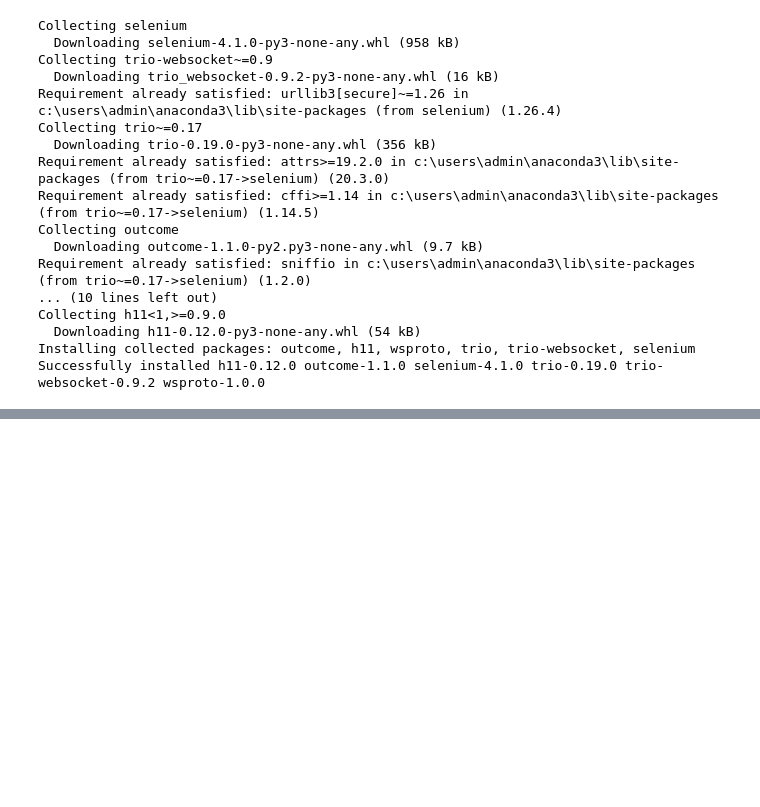
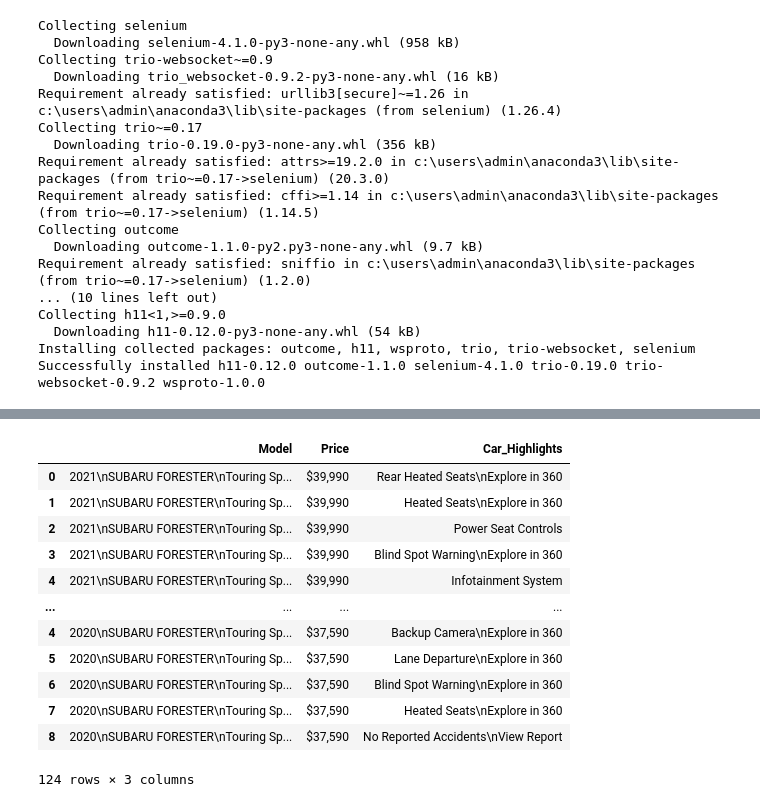
Before and after one commit to sindhujahariharan/Web-scraping-and-NLP-, a Jupyter notebook: WebScraping-Car.ipynb, the cells around one changed output, grey strips where cells are left out. Saved outputs shown, nothing was run; the diff lists cells and outputs as text; code cells hidden in the pictures; blank space fills up the shorter version.

Commit message:
Completed version 1
Fields worked upon:
1) Model-trim-make
2) Price
3) HIghlights

```diff
--- a/WebScraping-Car.ipynb
+++ b/WebScraping-Car.ipynb
@@ -12,6 +25,7 @@ def init_web_driver():
     options = webdriver.ChromeOptions()
     options.add_argument("--disable-notifications");
     options.add_argument("start-maximized")
+    options.add_argument('--no-sandbox')
     options.add_experimental_option("excludeSwitches", ["enable-automation"])
     options.add_experimental_option('useAutomationExtension', False)
     driver=webdriver.Chrome(r"C:/Users/admin/OneDrive/Documents/Sindhu/Software/Selenium/Driver/chromedriver.exe",options=options)
@@ -36,38 +65,3 @@ Collecting h11<1,>=0.9.0
   Downloading h11-0.12.0-py3-none-any.whl (54 kB)
 Installing collected packages: outcome, h11, wsproto, trio, trio-websocket, selenium
 Successfully installed h11-0.12.0 outcome-1.1.0 selenium-4.1.0 trio-0.19.0 trio-websocket-0.9.2 wsproto-1.0.0
-# %%
-from selenium import webdriver
-from selenium.webdriver.common.keys import Keys
-from selenium.webdriver.support.ui import WebDriverWait
-from  selenium.webdriver.common.action_chains import ActionChains
-from selenium.webdriver.common.by import By
-import csv
-
-driver = init_web_driver()
-url = "https://www.carvana.com/cars"
-
-index=0
-navigate_to_baseurl(driver,url)
-input_model = driver.find_element_by_xpath("//*[@id='search-bar-container-wrapper']/div[2]/div/input")
-input_model.send_keys('Forester')
-#input_modelsend_keys(Keys.RETURN)
-button = driver.find_element_by_xpath("//*[@id='search-bar-container-wrapper']/div[2]/button")
-button.click()
-
-pop_up_input = driver.find_element_by_xpath("//*[@id='experiment-sheet']")
-pop_up_input.send_keys('123@abc.com')
-
-pop_up_close = driver.find_element_by_xpath("//*[@id='email-capture']/div[2]/div/div/div[2]/button")
-driver.implicitly_wait(10)
-ActionChains(driver).move_to_element(pop_up_close).click(pop_up_close).perform()
-#Navigating though the list of cars form the current page
-#First i need to gte the list of all cars in teh current page
-
-list_cars_page=driver.find_elements(by= 'class_name',value = "year-make")
-for i in list_cars_page:
-    driver = webdriver.Chrome()
-    actionChains = ActionChains(driver)
-
-    actionChains.context_click(your_link).perform()
-    print(i.text)
@@ -78,0 +141,16 @@ Backtrace:
+# %%
+df
+# %% [output]
+|  | Model | Price | Car_Highlights |
+| 0 | 2021\nSUBARU FORESTER\nTouring Sp... | $39,990 | Rear Heated Seats\nExplore in 360 |
+| 1 | 2021\nSUBARU FORESTER\nTouring Sp... | $39,990 | Heated Seats\nExplore in 360 |
+| 2 | 2021\nSUBARU FORESTER\nTouring Sp... | $39,990 | Power Seat Controls |
+| 3 | 2021\nSUBARU FORESTER\nTouring Sp... | $39,990 | Blind Spot Warning\nExplore in 360 |
+| 4 | 2021\nSUBARU FORESTER\nTouring Sp... | $39,990 | Infotainment System |
+| ... | ... | ... | ... |
+| 4 | 2020\nSUBARU FORESTER\nTouring Sp... | $37,590 | Backup Camera\nExplore in 360 |
+| 5 | 2020\nSUBARU FORESTER\nTouring Sp... | $37,590 | Lane Departure\nExplore in 360 |
+| 6 | 2020\nSUBARU FORESTER\nTouring Sp... | $37,590 | Blind Spot Warning\nExplore in 360 |
+| 7 | 2020\nSUBARU FORESTER\nTouring Sp... | $37,590 | Heated Seats\nExplore in 360 |
+| 8 | 2020\nSUBARU FORESTER\nTouring Sp... | $37,590 | No Reported Accidents\nView Report |
+124 rows × 3 columns
```
Also changed, not shown: parts of 7 cells of this notebook.
